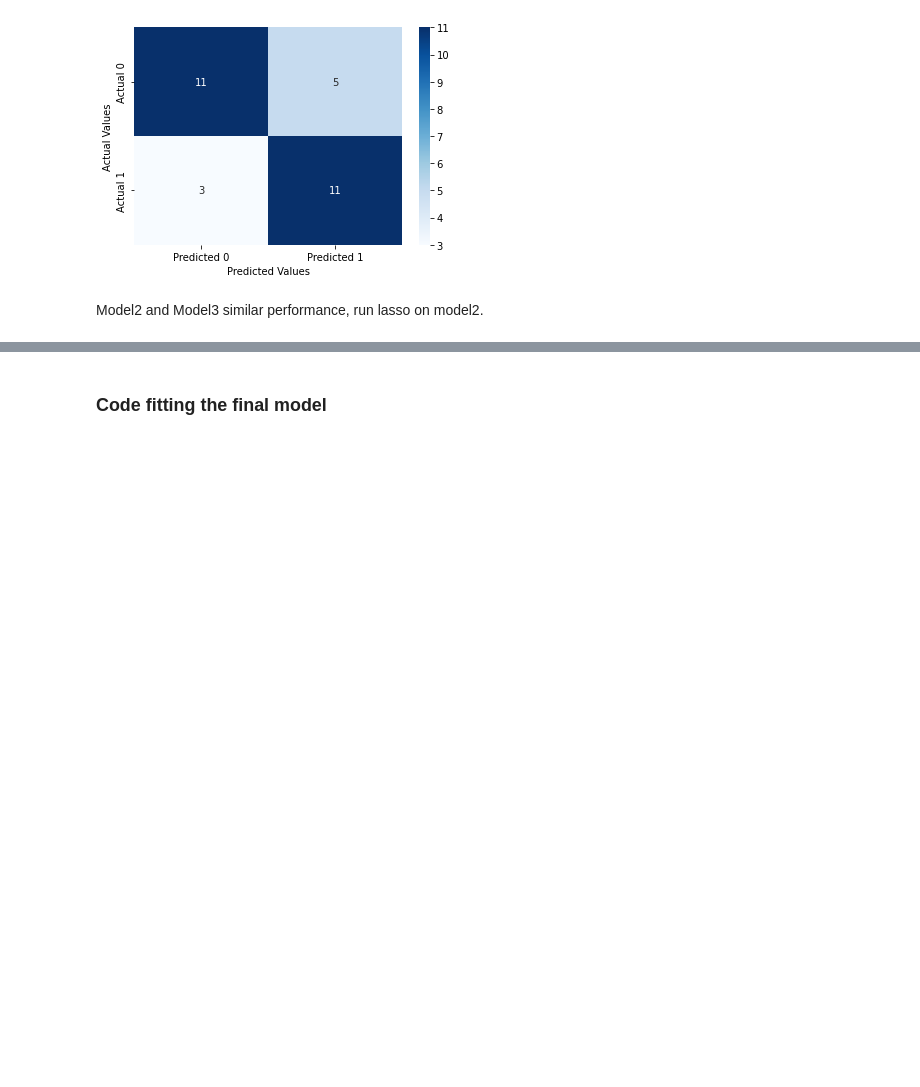
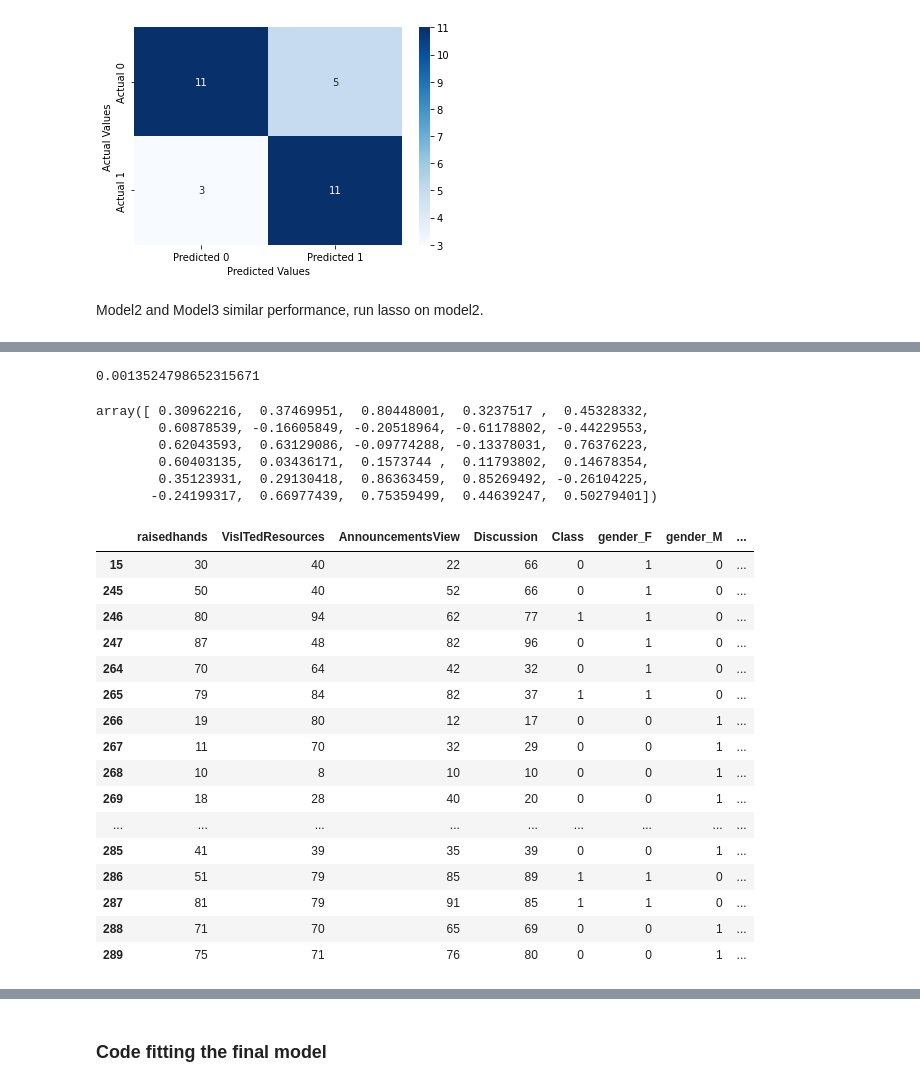
Before and after one commit to wchen952/STAT-303-2-Project, a Jupyter notebook: 303_2_Project_Code.ipynb, the cells around one changed output, grey strips where cells are left out. Cells and saved outputs as stored; diff of their text form; code cells hidden in the pictures; blank space fills up the shorter version.

```diff
--- a/303_2_Project_Code.ipynb
+++ b/303_2_Project_Code.ipynb
@@ -526,0 +563,13 @@ X_backup = edutrain_dummies[['gender_F', 'Discussion', 'raisedhands', 'VisITedRe
+# %%
+#Let us use cross validation to find the optimal value of the tuning parameter - lambda
+#For the optimal lambda, the cross validation error will be the least
+
+#Note that we are reducing the range of alpha so as to better visualize the minimum
+alphas = 10**np.linspace(-1,-5,200)*0.5
+lassocv = LassoCV(alphas = alphas, cv = 10, max_iter = 100000)
+lassocv.fit(Xstd, y)
+
+#Optimal value of the tuning parameter - lamda
+lassocv.alpha_
+# %% [output]
+0.0013524798652315671
@@ -526,0 +582,34 @@ X_backup = edutrain_dummies[['gender_F', 'Discussion', 'raisedhands', 'VisITedRe
+# %%
+#Using the developed lasso model to predict on test data
+lasso = Lasso(alpha = lassocv.alpha_)
+lasso.fit(Xstd, y)
+pred = lasso.predict(Xtest_std)
+pred
+# %% [output]
+array([ 0.30962216,  0.37469951,  0.80448001,  0.3237517 ,  0.45328332,
+        0.60878539, -0.16605849, -0.20518964, -0.61178802, -0.44229553,
+        0.62043593,  0.63129086, -0.09774288, -0.13378031,  0.76376223,
+        0.60403135,  0.03436171,  0.1573744 ,  0.11793802,  0.14678354,
+        0.35123931,  0.29130418,  0.86363459,  0.85269492, -0.26104225,
+       -0.24199317,  0.66977439,  0.75359499,  0.44639247,  0.50279401])
+# %%
+edutest_dummies['prediction'] = pred
+edutest_dummies
+# %% [output]
+|  | raisedhands | VisITedResources | AnnouncementsView | Discussion | Class | gender_F | gender_M | ... |
+| 15 | 30 | 40 | 22 | 66 | 0 | 1 | 0 | ... |
+| 245 | 50 | 40 | 52 | 66 | 0 | 1 | 0 | ... |
+| 246 | 80 | 94 | 62 | 77 | 1 | 1 | 0 | ... |
+| 247 | 87 | 48 | 82 | 96 | 0 | 1 | 0 | ... |
+| 264 | 70 | 64 | 42 | 32 | 0 | 1 | 0 | ... |
+| 265 | 79 | 84 | 82 | 37 | 1 | 1 | 0 | ... |
+| 266 | 19 | 80 | 12 | 17 | 0 | 0 | 1 | ... |
+| 267 | 11 | 70 | 32 | 29 | 0 | 0 | 1 | ... |
+| 268 | 10 | 8 | 10 | 10 | 0 | 0 | 1 | ... |
+| 269 | 18 | 28 | 40 | 20 | 0 | 0 | 1 | ... |
+| ... | ... | ... | ... | ... | ... | ... | ... | ... |
+| 285 | 41 | 39 | 35 | 39 | 0 | 0 | 1 | ... |
+| 286 | 51 | 79 | 85 | 89 | 1 | 1 | 0 | ... |
+| 287 | 81 | 79 | 91 | 85 | 1 | 1 | 0 | ... |
+| 288 | 71 | 70 | 65 | 69 | 0 | 0 | 1 | ... |
+| 289 | 75 | 71 | 76 | 80 | 0 | 0 | 1 | ... |
```
Also changed, not shown: parts of 14 cells of this notebook.
